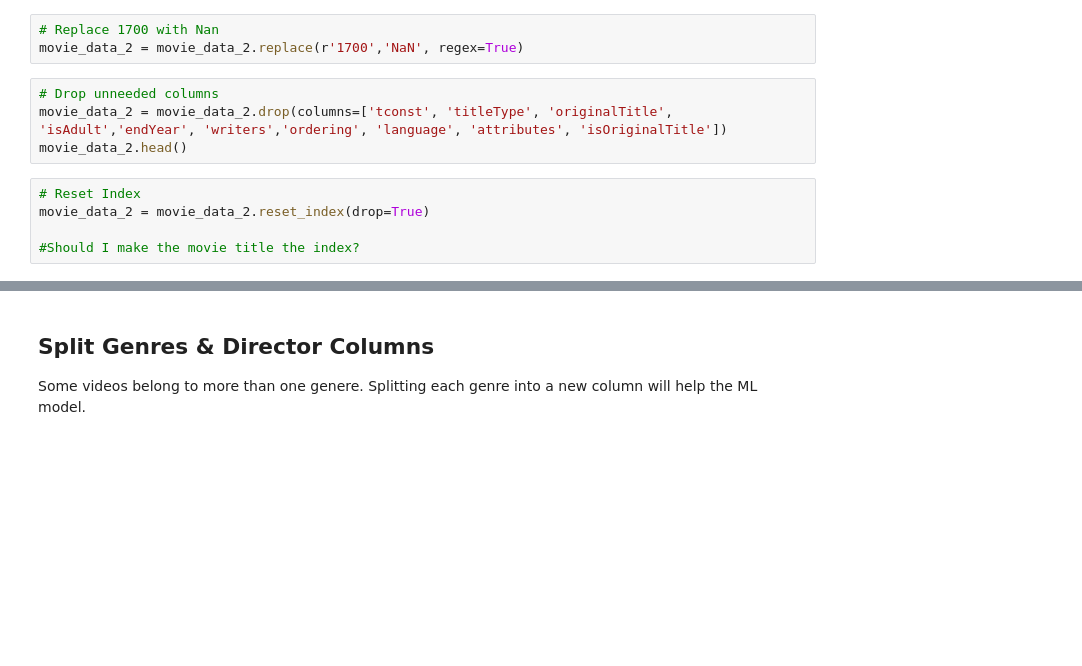
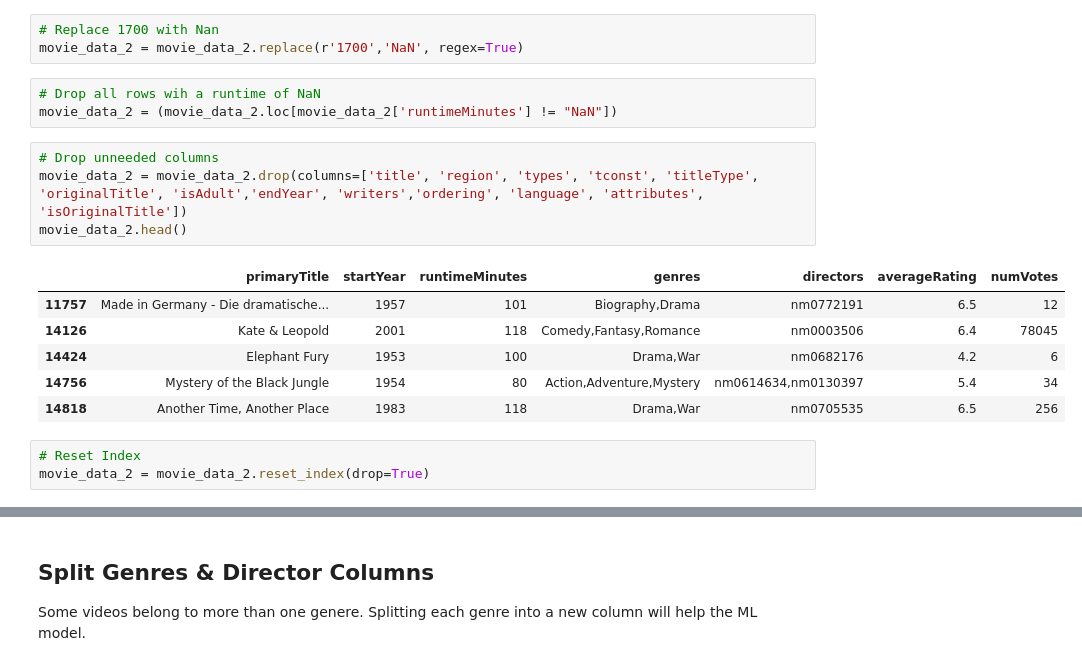
Before and after one commit to hemsmalli5/test, a Jupyter notebook: Project_Master.ipynb, the cells around one changed output, grey strips where cells are left out. Saved outputs shown, nothing was run; the diff lists cells and outputs as text; blank space fills up the shorter version.

Commit message:
Adding updated code with addtional ETL steps, Director issue

```diff
--- a/Project_Master.ipynb
+++ b/Project_Master.ipynb
@@ -141,15 +208,23 @@ movie_data_2['startYear'].value_counts()
 # %%
 # Replace 1700 with Nan
 movie_data_2 = movie_data_2.replace(r'1700','NaN', regex=True)
+# %%
+# Drop all rows wih a runtime of NaN
+movie_data_2 = (movie_data_2.loc[movie_data_2['runtimeMinutes'] != "NaN"])
 # %%
 # Drop unneeded columns
-movie_data_2 = movie_data_2.drop(columns=['tconst', 'titleType', 'originalTitle', 'isAdult','endYear', 'writers','ordering', 'language', 'attributes', 'isOriginalTitle'])
+movie_data_2 = movie_data_2.drop(columns=['title', 'region', 'types', 'tconst', 'titleType', 'originalTitle', 'isAdult','endYear', 'writers','ordering', 'language', 'attributes', 'isOriginalTitle'])
 movie_data_2.head()
+# %% [output]
+|  | primaryTitle | startYear | runtimeMinutes | genres | directors | averageRating | numVotes |
+| 11757 | Made in Germany - Die dramatische... | 1957 | 101 | Biography,Drama | nm0772191 | 6.5 | 12 |
+| 14126 | Kate & Leopold | 2001 | 118 | Comedy,Fantasy,Romance | nm0003506 | 6.4 | 78045 |
+| 14424 | Elephant Fury | 1953 | 100 | Drama,War | nm0682176 | 4.2 | 6 |
+| 14756 | Mystery of the Black Jungle | 1954 | 80 | Action,Adventure,Mystery | nm0614634,nm0130397 | 5.4 | 34 |
+| 14818 | Another Time, Another Place | 1983 | 118 | Drama,War | nm0705535 | 6.5 | 256 |
 # %%
 # Reset Index
 movie_data_2 = movie_data_2.reset_index(drop=True)
-
-#Should I make the movie title the index?
 # %%
 # Rename columns
 movie_data_2 = movie_data_2.rename(columns = {"primaryTitle":"Title", "startYear":"Year", "runtimeMinutes":"Runtime(Min)", "genres":"Genres", "directors":"Directors", "averageRating":"AverageRating", "numVotes":"NumVotes"})
```
Also changed, not shown: parts of 22 cells of this notebook.
